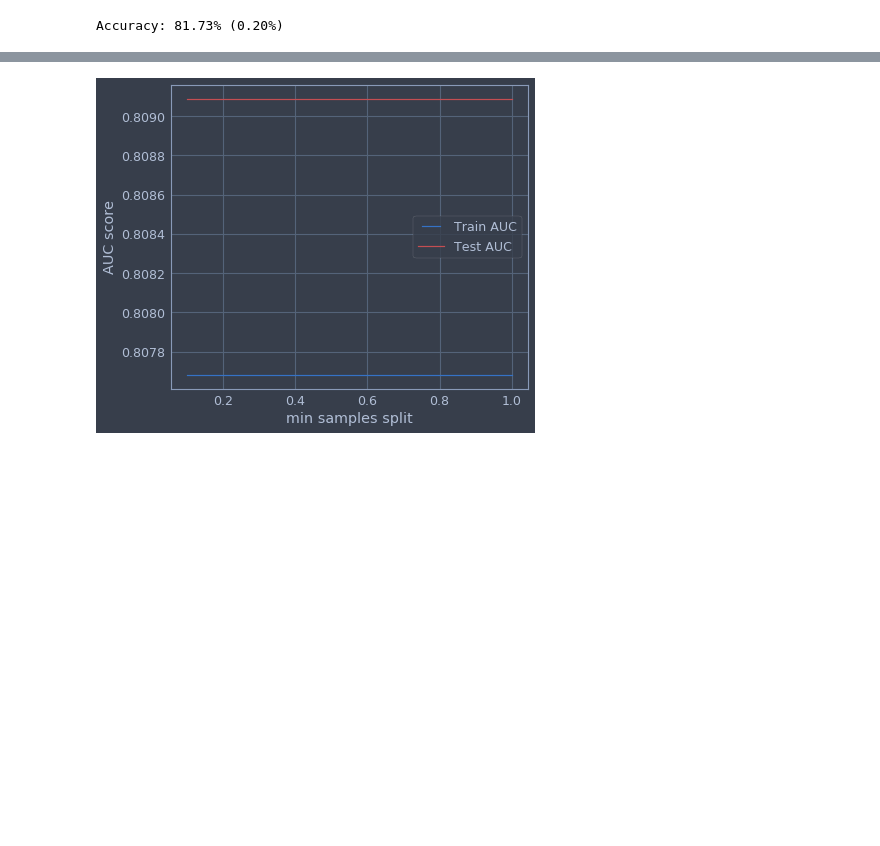
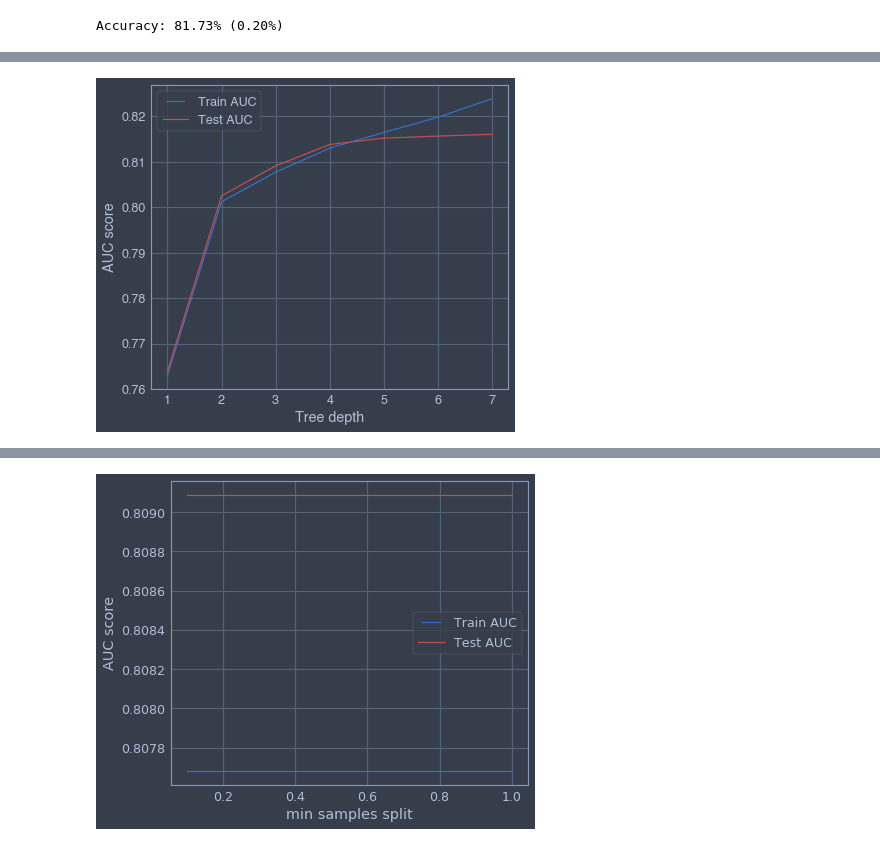
Before and after one commit to alcobeard/otus, a Jupyter notebook: ML/Project/NFL play prediction.ipynb, the cells around one changed output, grey strips where cells are left out. Saved outputs shown, nothing was run; the diff lists cells and outputs as text; code cells hidden in the pictures; blank space fills up the shorter version.

```diff
--- a/ML/Project/NFL play prediction.ipynb
+++ b/ML/Project/NFL play prediction.ipynb
@@ -1581,31 +1638,32 @@ Wall time: 1min 11s
 # %%
 %%time
 max_depths = np.linspace(1, 7, 7, endpoint=True)
 
 train_results = []
 test_results = []
 for max_depth in max_depths:
-    model = XGBClassifier(max_depth=max_depth)
+    model = XGBClassifier(max_depth=int(max_depth))
     model.fit(X_train_scaled, y_train)
 
     train_pred = model.predict(X_train_scaled)
 
     false_positive_rate, true_positive_rate, thresholds = roc_curve(y_train, train_pred)
     roc_auc = auc(false_positive_rate, true_positive_rate)
     train_results.append(roc_auc)
 
     y_pred = model.predict(X_test_scaled)
 
     false_positive_rate, true_positive_rate, thresholds = roc_curve(y_test, y_pred)
     roc_auc = auc(false_positive_rate, true_positive_rate)
     test_results.append(roc_auc)
 
 line1, = plt.plot(max_depths, train_results, 'b', label="Train AUC")
 line2, = plt.plot(max_depths, test_results, 'r', label="Test AUC")
 
 plt.legend(handler_map={line1: HandlerLine2D(numpoints=2)})
 
 plt.ylabel('AUC score')
 plt.xlabel('Tree depth')
 plt.show()
 # %% [output]
+[figure, added]
```
Also changed, not shown: parts of 41 cells of this notebook.
